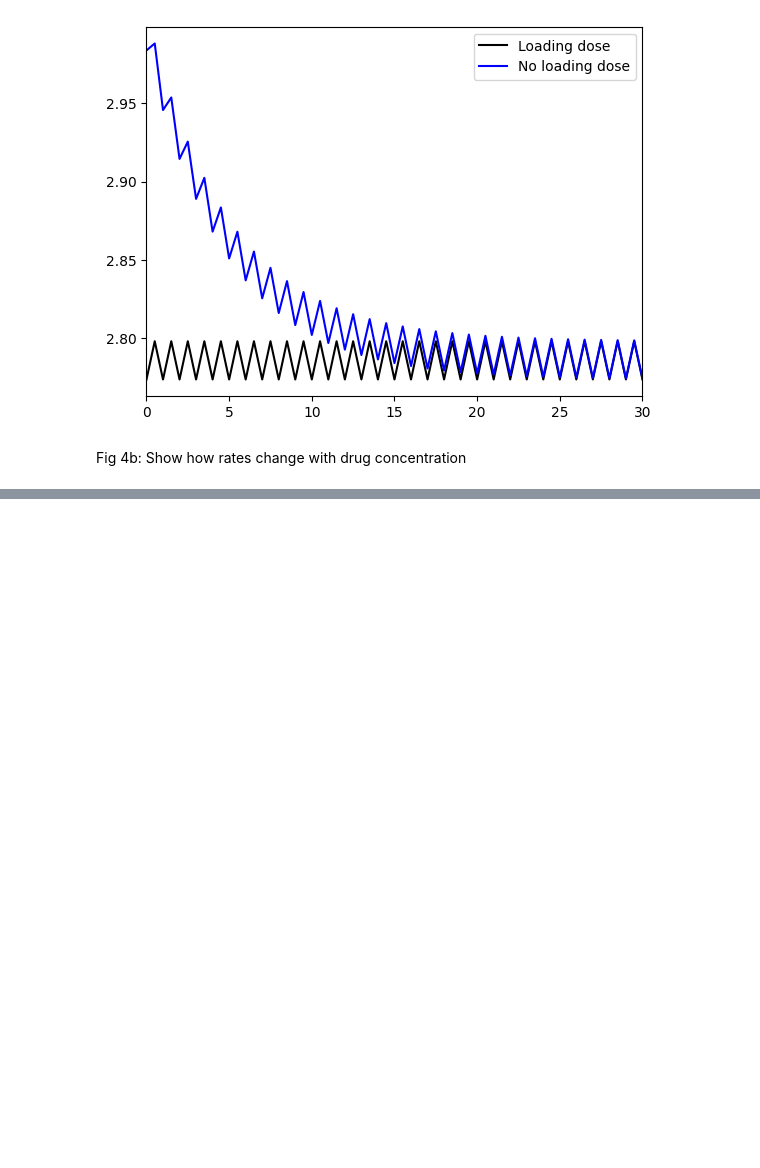
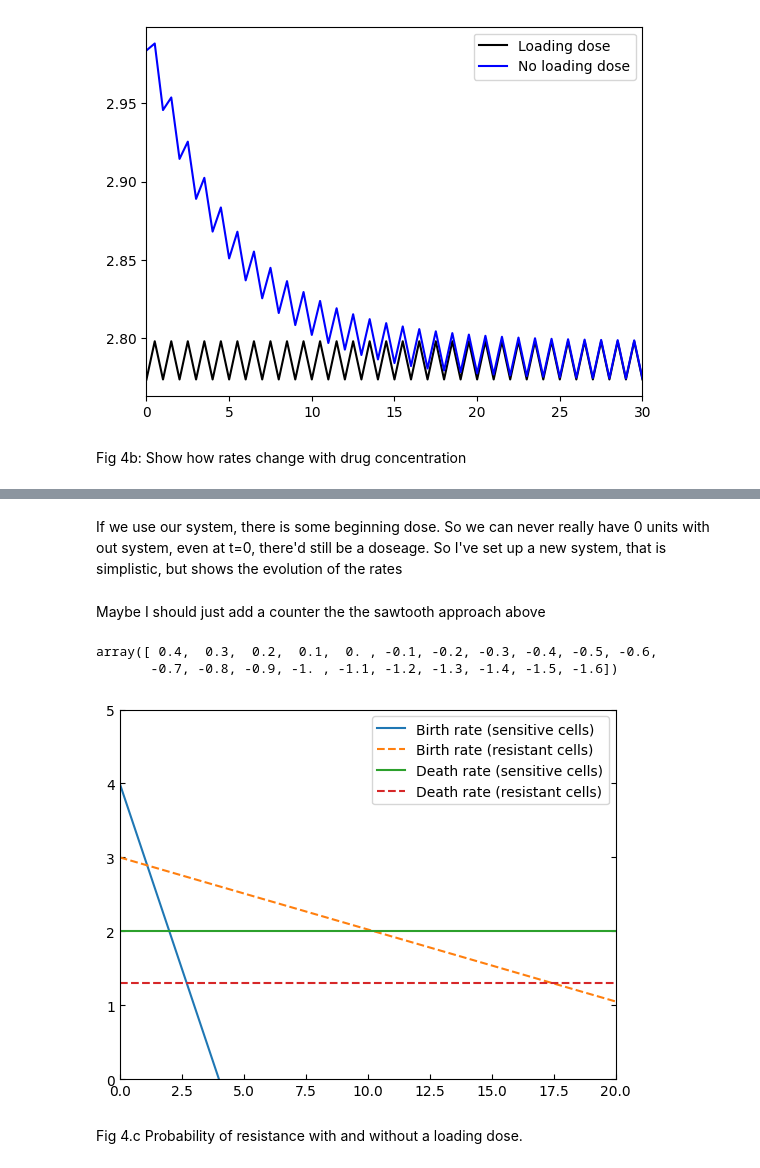
Before and after one commit to colmmcc2000/RSCAM_Group_11, a Jupyter notebook: code_RSCAM.ipynb, the cells around one changed output, grey strips where cells are left out. Drawn from its saved outputs; the diff is of its cells as text; code cells hidden in the pictures; blank space fills up the shorter version.

```diff
--- a/code_RSCAM.ipynb
+++ b/code_RSCAM.ipynb
@@ -665,0 +687,4 @@ plt.show()
+# %% [markdown]
+If we use our system, there is some beginning dose. So we can never really have 0 units with out system, even at t=0, there'd still be a doseage. So I've set up a new system, that is simplistic, but shows the evolution of the rates
+# %% [markdown]
+Maybe I should just add a counter the the sawtooth approach above
@@ -665,0 +713,29 @@ plt.show()
+# %%
+conc = np.linspace(0, 20, 21)
+lx, ly, mx, my =  [np.zeros(len(conc)) for i in range(4)]
+
+for i, x in enumerate(conc):
+    lx[i], ly[i], mx[i], my[i] = rates_conc(0.1, 0.075, 0.2, 0.13, 4, x, 0.13)
+# %%
+lx
+# %% [output]
+array([ 0.4,  0.3,  0.2,  0.1,  0. , -0.1, -0.2, -0.3, -0.4, -0.5, -0.6,
+       -0.7, -0.8, -0.9, -1. , -1.1, -1.2, -1.3, -1.4, -1.5, -1.6])
+# %%
+M0 = 1e6
+u = 1e-8
+plt.plot(conc, lx * M0 * u * 1e3, label = 'Birth rate (sensitive cells)')
+plt.plot(conc, ly * M0 * u * 1e3, label = 'Birth rate (resistant cells)', linestyle = '--')
+plt.plot(conc, mx * M0 * u * 1e3, label = 'Death rate (sensitive cells)')
+plt.plot(conc, my * M0 * u * 1e3, label = 'Death rate (resistant cells)', linestyle = '--')
+
+plt.xlim(0, 20)
+plt.ylim(0, None)
+
+plt.legend()
+plt.gca().tick_params(right=True, direction='in')
+plt.show()
+# %% [output]
+[figure, added]
+# %% [markdown]
+Fig 4.c Probability of resistance with and without a loading dose.
```
Also changed, not shown: parts of 9 cells of this notebook, 1 other file.
